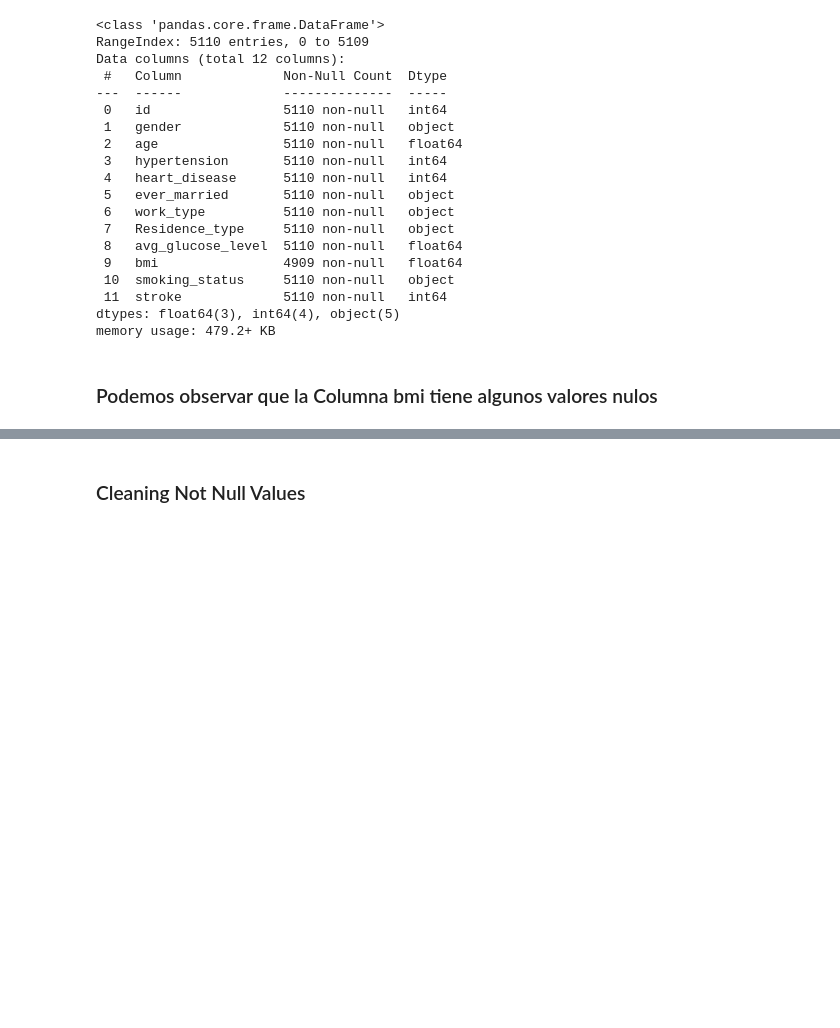
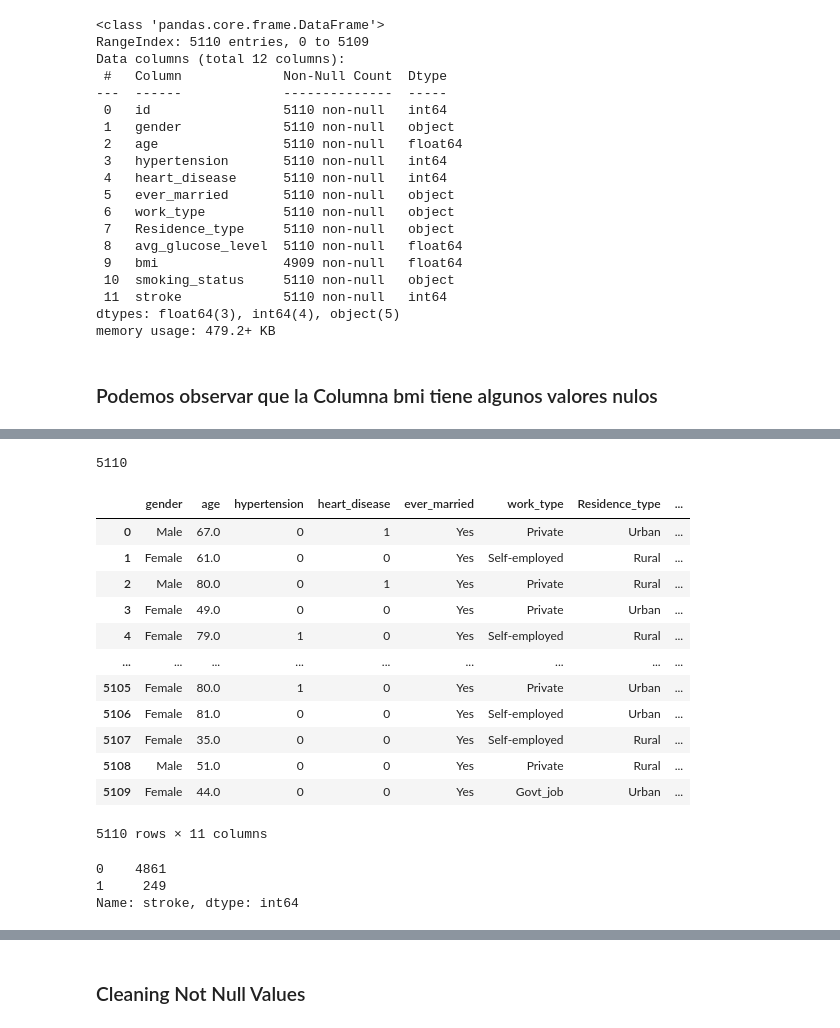
Before and after one commit to Diego532/machine_learnig_electiva, a Jupyter notebook: WHO-stroke-prevention-program/who.ipynb, the cells around one changed output, grey strips where cells are left out. Saved outputs shown, nothing was run; the diff lists cells and outputs as text; code cells hidden in the pictures; blank space fills up the shorter version.

```diff
--- a/WHO-stroke-prevention-program/who.ipynb
+++ b/WHO-stroke-prevention-program/who.ipynb
@@ -46,3 +48,3 @@ pd.isnull(df['bmi']).sum()
 # %%
 #Estoy llenando las columnas con valor null con el promedio de valores de la columna
-df['bmi'].fillna(df['bmi'].mean())
+df.bmi = df['bmi'].fillna(df['bmi'].mean())
@@ -61,0 +73,6 @@ Name: bmi, Length: 5110, dtype: float64
+# %%
+# La variable Id es un identificador unico el cual no es relevante para la prediccion del lable stroke
+# Al hacer un len comprobamos que todos los id son diferentes e iguales a la cantidad de instancias que hay.
+len(df['id'].unique())
+# %% [output]
+5110
@@ -61,0 +82,24 @@ Name: bmi, Length: 5110, dtype: float64
+# %%
+df
+# %% [output]
+|  | gender | age | hypertension | heart_disease | ever_married | work_type | Residence_type | ... |
+| 0 | Male | 67.0 | 0 | 1 | Yes | Private | Urban | ... |
+| 1 | Female | 61.0 | 0 | 0 | Yes | Self-employed | Rural | ... |
+| 2 | Male | 80.0 | 0 | 1 | Yes | Private | Rural | ... |
+| 3 | Female | 49.0 | 0 | 0 | Yes | Private | Urban | ... |
+| 4 | Female | 79.0 | 1 | 0 | Yes | Self-employed | Rural | ... |
+| ... | ... | ... | ... | ... | ... | ... | ... | ... |
+| 5105 | Female | 80.0 | 1 | 0 | Yes | Private | Urban | ... |
+| 5106 | Female | 81.0 | 0 | 0 | Yes | Self-employed | Urban | ... |
+| 5107 | Female | 35.0 | 0 | 0 | Yes | Self-employed | Rural | ... |
+| 5108 | Male | 51.0 | 0 | 0 | Yes | Private | Rural | ... |
+| 5109 | Female | 44.0 | 0 | 0 | Yes | Govt_job | Urban | ... |
+5110 rows × 11 columns
+# %%
+# Analisasmos la cantidad de personas que tuvieron un stroke y las que no, en el dataset
+
+df.stroke.value_counts()
+# %% [output]
+0    4861
+1     249
+Name: stroke, dtype: int64
```
Also changed, not shown: parts of 25 cells of this notebook.
